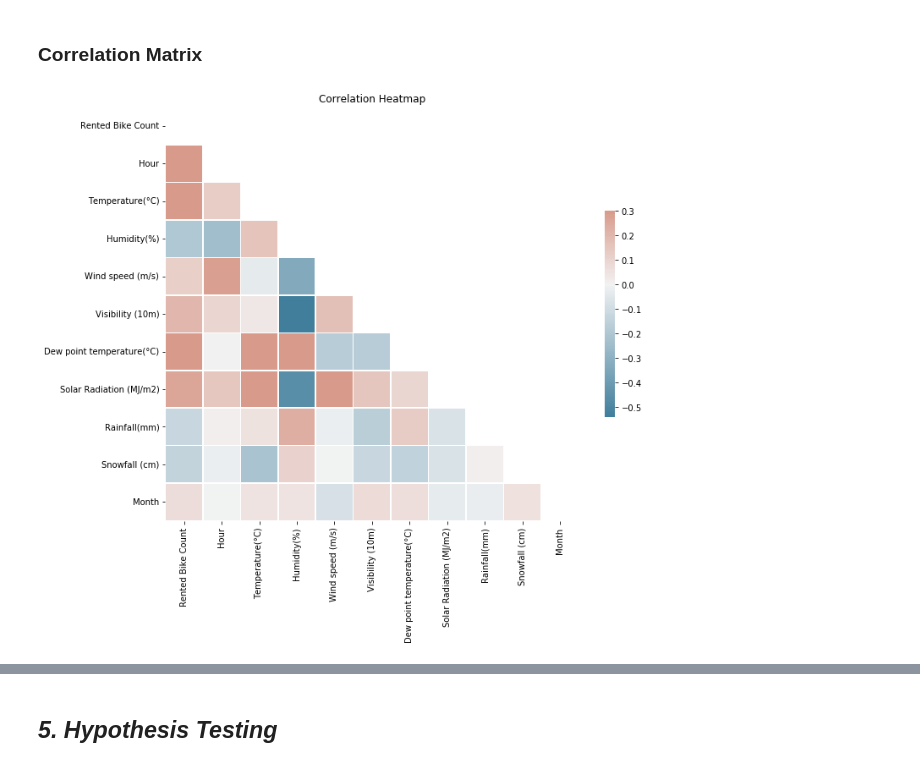
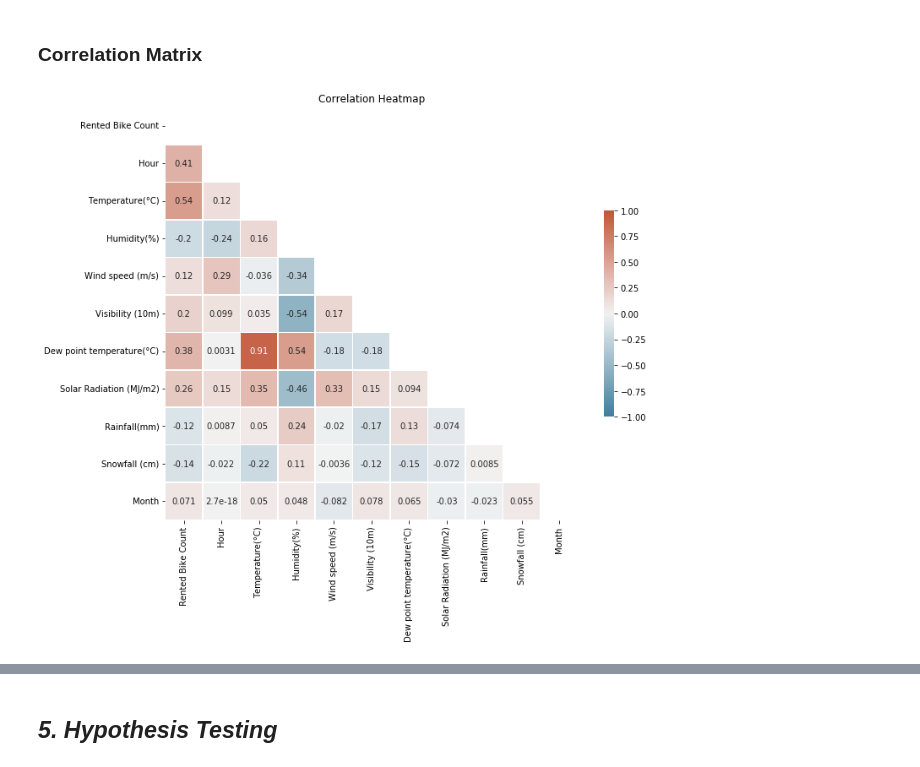
Before and after one commit to sudhir-singh94/Regression_Seoul_Bike_Data, a Jupyter notebook: Regression_Seoul_Bike_Data.ipynb, the cells around one changed output, grey strips where cells are left out. Saved outputs shown, nothing was run; the diff lists cells and outputs as text; code cells hidden in the pictures.

```diff
--- a/Regression_Seoul_Bike_Data.ipynb
+++ b/Regression_Seoul_Bike_Data.ipynb
@@ -447,27 +531,37 @@ The box plot compares the distributions of bike rentals on holidays and non-holi
 # %% [markdown]
 ### Correlation Matrix
 # %%
-# Import numpy for creating the mask
-import numpy as np
+import seaborn as sns
 
 # Compute the correlation matrix
 corr = data.corr()
 
 # Generate a mask for the upper triangle
 mask = np.triu(np.ones_like(corr, dtype=bool))
 
 # Set up the matplotlib figure
-f, ax = plt.subplots(figsize=(11, 9))
+#f, ax = plt.subplots(figsize=(11, 9))
 
 # Generate a custom diverging colormap
 cmap = sns.diverging_palette(230, 20, as_cmap=True)
 
 # Draw the heatmap with the mask and correct aspect ratio
-sns.heatmap(corr, mask=mask, cmap=cmap, vmax=.3, center=0,
+#sns.heatmap(corr, mask=mask, cmap=cmap, vmax=.3, center=0,
+            #square=True, linewidths=.5, cbar_kws={"shrink": .5})
+
+# Set title
+#plt.title('Correlation Heatmap')
+#plt.show()
+
+# Set up the matplotlib figure
+f, ax = plt.subplots(figsize=(11, 9))
+
+# Draw the heatmap with the mask and correct aspect ratio
+sns.heatmap(corr, mask=mask, cmap=cmap, vmin=-1, vmax=1, center=0, annot=True,
             square=True, linewidths=.5, cbar_kws={"shrink": .5})
 
 # Set title
 plt.title('Correlation Heatmap')
 plt.show()
 # %% [output]
-[figure, old version]
+[figure, new version]
```
Also changed, not shown: parts of 100 cells of this notebook.
